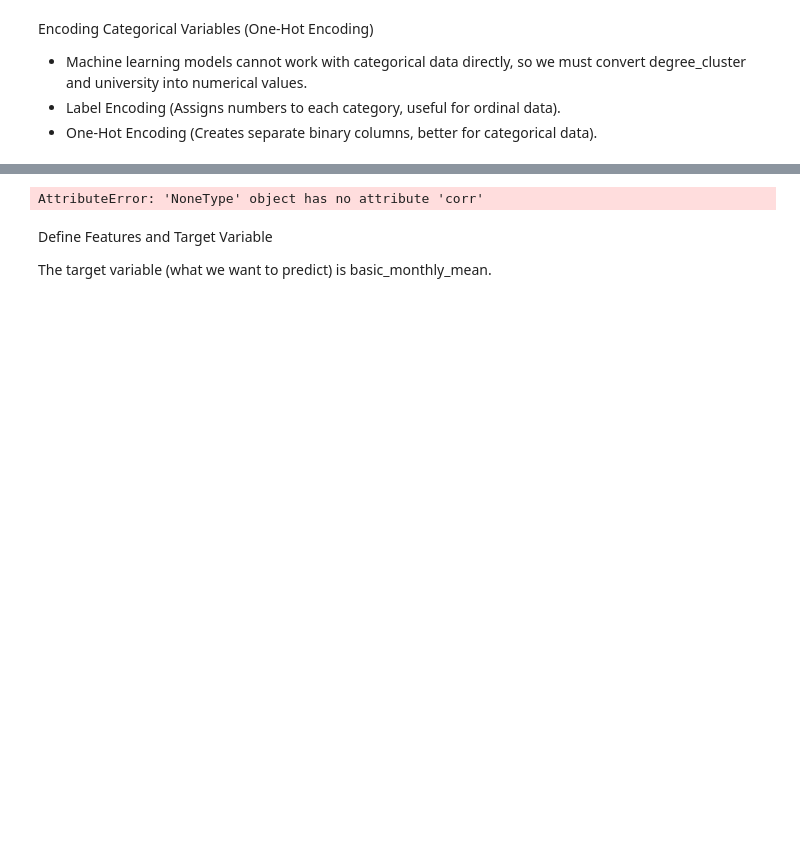
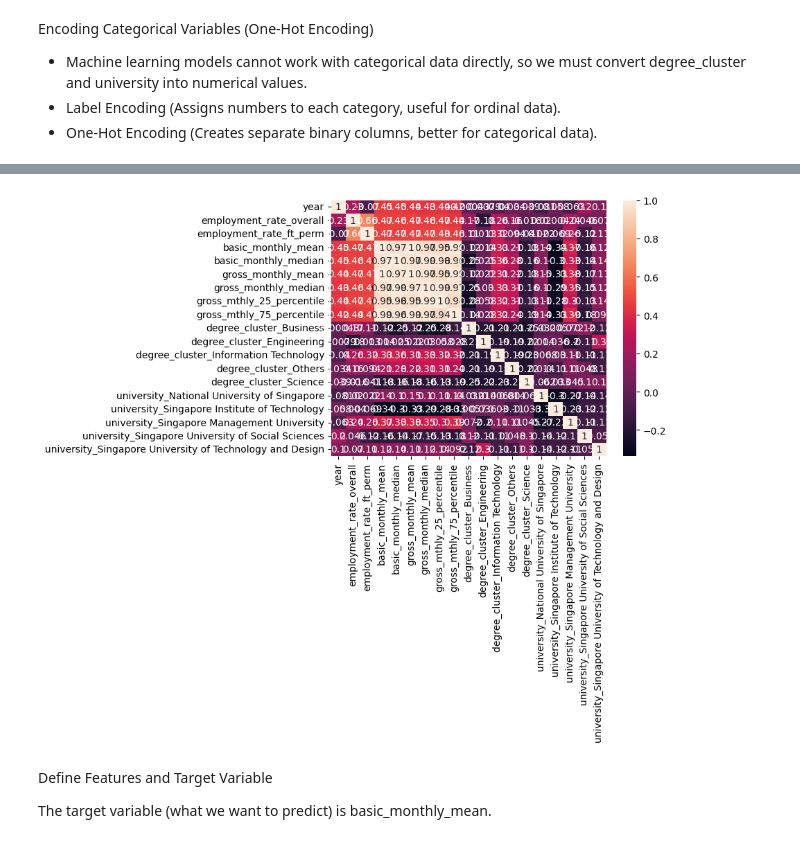
Before and after one commit to cheonghf/ML-P4-03, a Jupyter notebook: V2_Project_SourceCode_P4_03.ipynb, the cells around one changed output, grey strips where cells are left out. Drawn from its saved outputs; the diff is of its cells as text; code cells hidden in the pictures; blank space fills up the shorter version.

```diff
--- a/V2_Project_SourceCode_P4_03.ipynb
+++ b/V2_Project_SourceCode_P4_03.ipynb
@@ -258,12 +258,12 @@ DataFrame ges 3 (R , C): (234, 27)
 # %%
-df_ges3_corr = df_ges3.get(['year', 'degree_cluster', 'university', 'basic_monthly_mean'])
+df_ges3_corr = df_ges3.get(df_ges3.columns)
 
 corrmat = df_ges3_corr.corr()
 
 sns.heatmap(corrmat,annot = True)
 plt.show()
 # %% [output]
-AttributeError: 'NoneType' object has no attribute 'corr'
+[figure, added]
 # %% [markdown]
 Define Features and Target Variable
 
```
Also changed, not shown: parts of 1 cell of this notebook.
